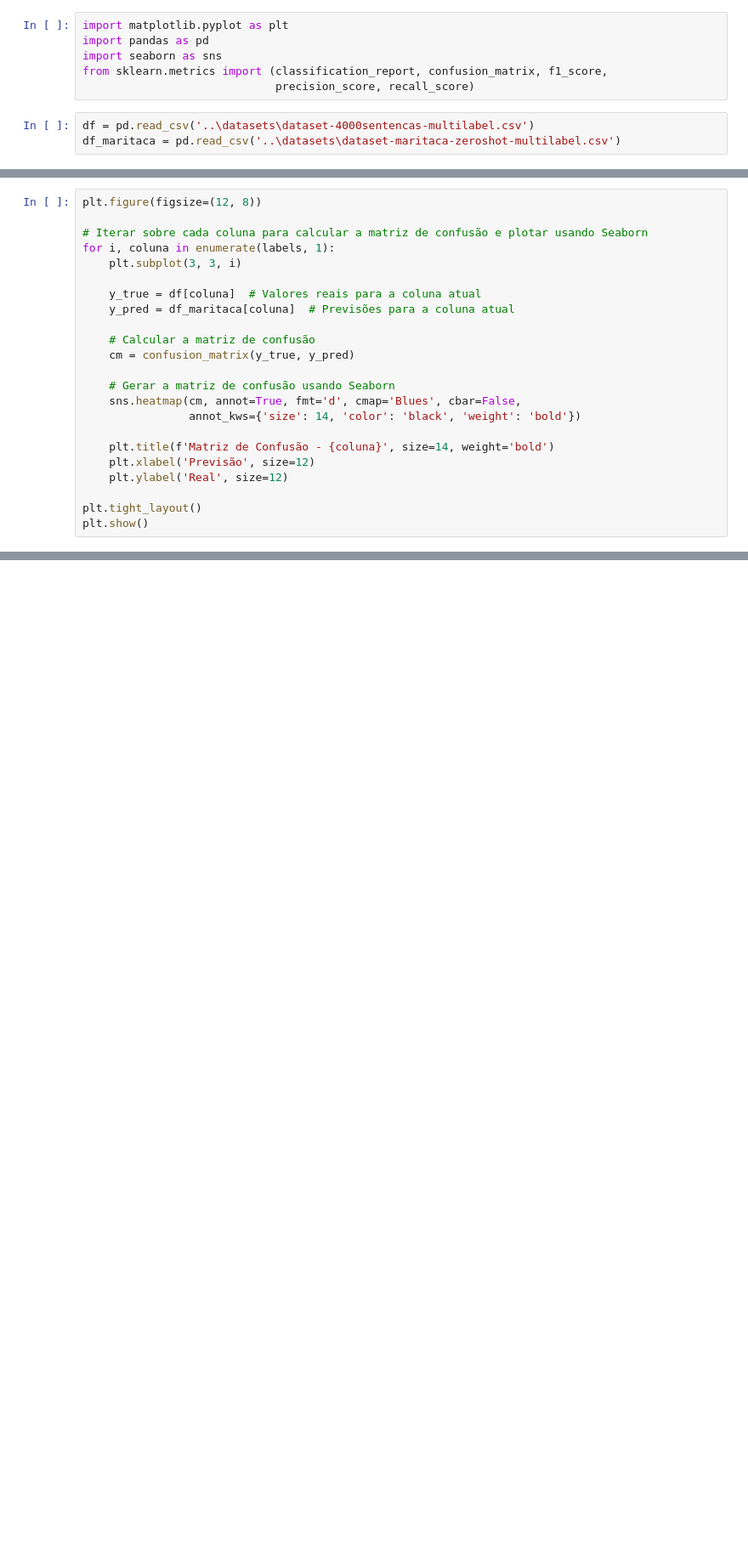
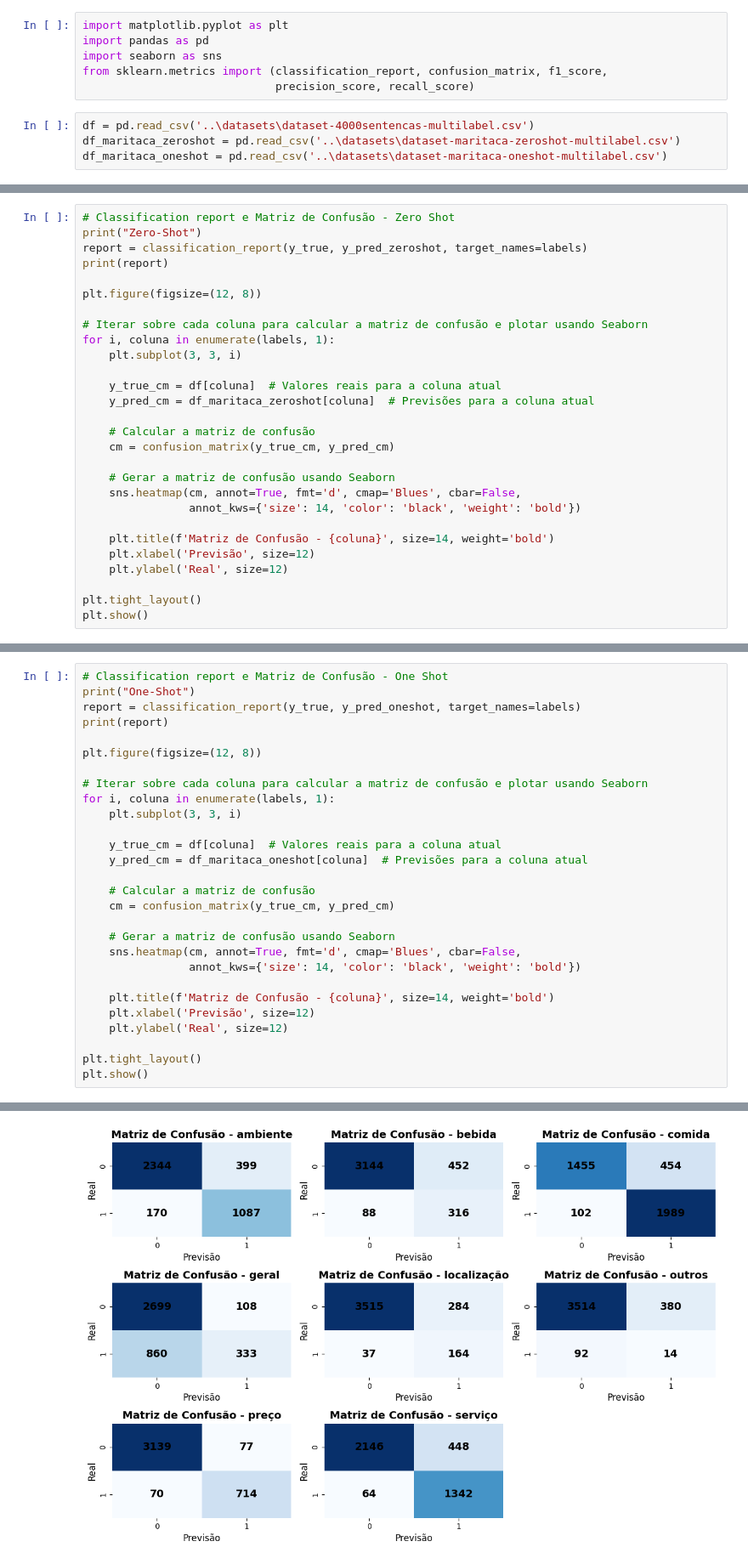
Before and after one commit to zeneto11/paper-restaurant_reviews_pt2, a Jupyter notebook: models/maritaca-resultados.ipynb, the cells around one changed output, grey strips where cells are left out. Shown at 85% size. Drawn from its saved outputs; the diff is of its cells as text; blank space fills up the shorter version.

Commit message:
Resultados MariTalk oneshot

```diff
--- a/models/maritaca-resultados.ipynb
+++ b/models/maritaca-resultados.ipynb
@@ -6,7 +6,8 @@ from sklearn.metrics import (classification_report, confusion_matrix, f1_score,
                              precision_score, recall_score)
 # %%
 df = pd.read_csv('..\datasets\dataset-4000sentencas-multilabel.csv')
-df_maritaca = pd.read_csv('..\datasets\dataset-maritaca-zeroshot-multilabel.csv')
+df_maritaca_zeroshot = pd.read_csv('..\datasets\dataset-maritaca-zeroshot-multilabel.csv')
+df_maritaca_oneshot = pd.read_csv('..\datasets\dataset-maritaca-oneshot-multilabel.csv')
 # %%
 labels = ['ambiente', 'bebida', 'comida', 'geral', 'localização', 'outros', 'preço', 'serviço']
 
@@ -67,15 +67,20 @@ weighted avg       0.76      0.86      0.80      7442
 # %%
+# Classification report e Matriz de Confusão - Zero Shot
+print("Zero-Shot")
+report = classification_report(y_true, y_pred_zeroshot, target_names=labels)
+print(report)
+
 plt.figure(figsize=(12, 8))
 
 # Iterar sobre cada coluna para calcular a matriz de confusão e plotar usando Seaborn
 for i, coluna in enumerate(labels, 1):
     plt.subplot(3, 3, i)
 
-    y_true = df[coluna]  # Valores reais para a coluna atual
-    y_pred = df_maritaca[coluna]  # Previsões para a coluna atual
+    y_true_cm = df[coluna]  # Valores reais para a coluna atual
+    y_pred_cm = df_maritaca_zeroshot[coluna]  # Previsões para a coluna atual
 
     # Calcular a matriz de confusão
-    cm = confusion_matrix(y_true, y_pred)
+    cm = confusion_matrix(y_true_cm, y_pred_cm)
 
     # Gerar a matriz de confusão usando Seaborn
     sns.heatmap(cm, annot=True, fmt='d', cmap='Blues', cbar=False,
@@ -91 +112,30 @@ plt.show()
 [figure]
+# %%
+# Classification report e Matriz de Confusão - One Shot
+print("One-Shot")
+report = classification_report(y_true, y_pred_oneshot, target_names=labels)
+print(report)
+
+plt.figure(figsize=(12, 8))
+
+# Iterar sobre cada coluna para calcular a matriz de confusão e plotar usando Seaborn
+for i, coluna in enumerate(labels, 1):
+    plt.subplot(3, 3, i)
+
+    y_true_cm = df[coluna]  # Valores reais para a coluna atual
+    y_pred_cm = df_maritaca_oneshot[coluna]  # Previsões para a coluna atual
+
+    # Calcular a matriz de confusão
+    cm = confusion_matrix(y_true_cm, y_pred_cm)
+
+    # Gerar a matriz de confusão usando Seaborn
+    sns.heatmap(cm, annot=True, fmt='d', cmap='Blues', cbar=False,
+                annot_kws={'size': 14, 'color': 'black', 'weight': 'bold'})
+
+    plt.title(f'Matriz de Confusão - {coluna}', size=14, weight='bold')
+    plt.xlabel('Previsão', size=12)
+    plt.ylabel('Real', size=12)
+
+plt.tight_layout()
+plt.show()
+# %% [output]
@@ -91,0 +158 @@ plt.show()
+[figure, added]
```
Also changed, not shown: parts of 5 cells of this notebook, 2 other files.
